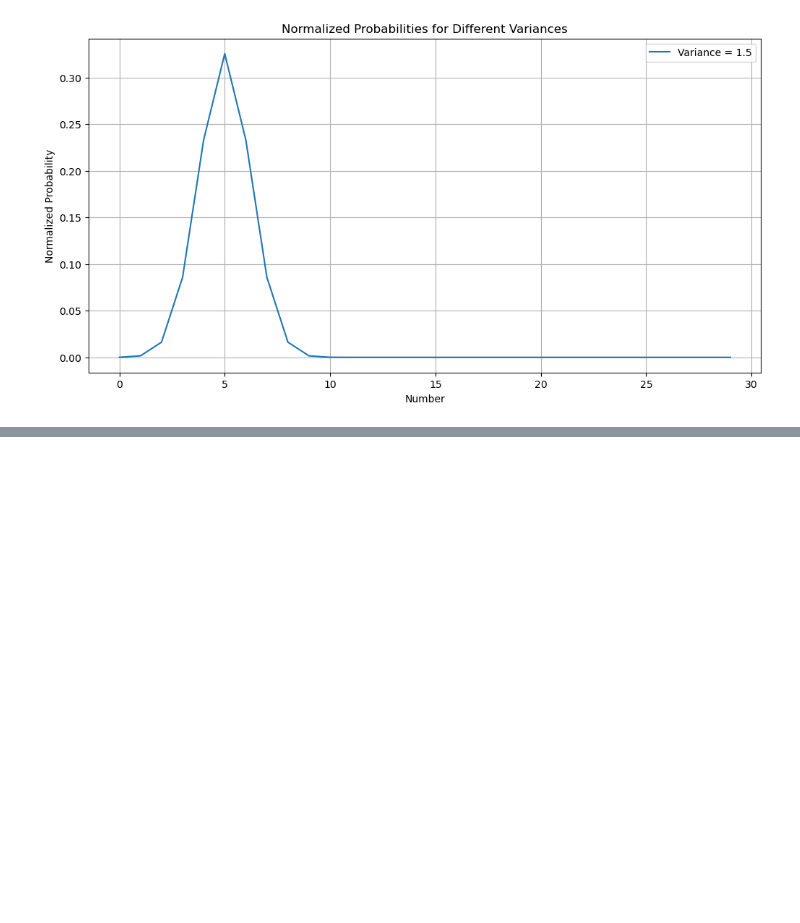
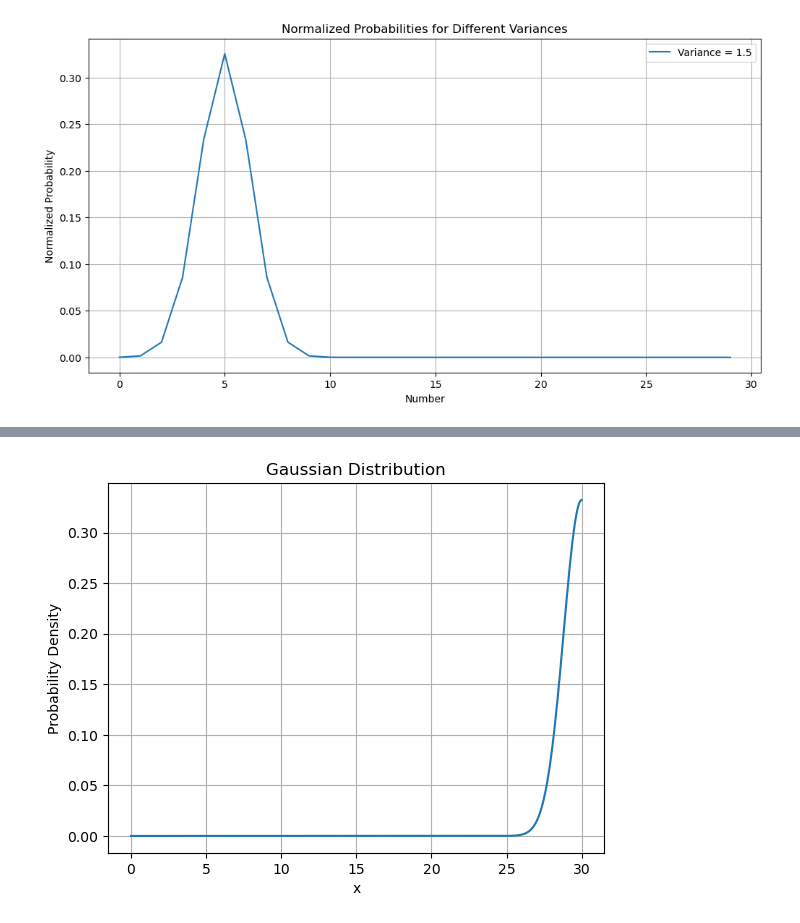
Before and after one commit to webb-c/FrameDrop-RL, a Jupyter notebook: probabiltity_distribution.ipynb, the cells around one changed output, grey strips where cells are left out. Cells and saved outputs as stored; diff of their text form; code cells hidden in the pictures; blank space fills up the shorter version.

Commit message:
fix : reset & add : gaussian figure

```diff
--- a/probabiltity_distribution.ipynb
+++ b/probabiltity_distribution.ipynb
@@ -71,0 +72,30 @@ plt.show()
+# %%
+import numpy as np
+import matplotlib.pyplot as plt
+
+# 가우시안 함수
+def gaussian(x, mu, sigma):
+    return (1.0 / np.sqrt(2 * np.pi * sigma**2)) * np.exp(-((x - mu)**2) / (2 * sigma**2))
+
+def main():
+    # 평균과 표준편차 설정
+    mean_value = int(input())  # 예시 값
+    std_dev = 1.2     # 예시 값
+
+    # x 값 범위 설정
+    x = np.linspace(0, 30, 500)
+
+    # 가우시안 함수 계산
+    y = gaussian(x, mean_value, std_dev)
+
+    # 그래프 그리기
+    plt.plot(x, y)
+    plt.title("Gaussian Distribution")
+    plt.xlabel("x")
+    plt.ylabel("Probability Density")
+    plt.grid(True)
+    plt.show()
+
+main()
+# %% [output]
+[figure, added]
```
Also changed, not shown: parts of 1 cell of this notebook, 2 other files.
